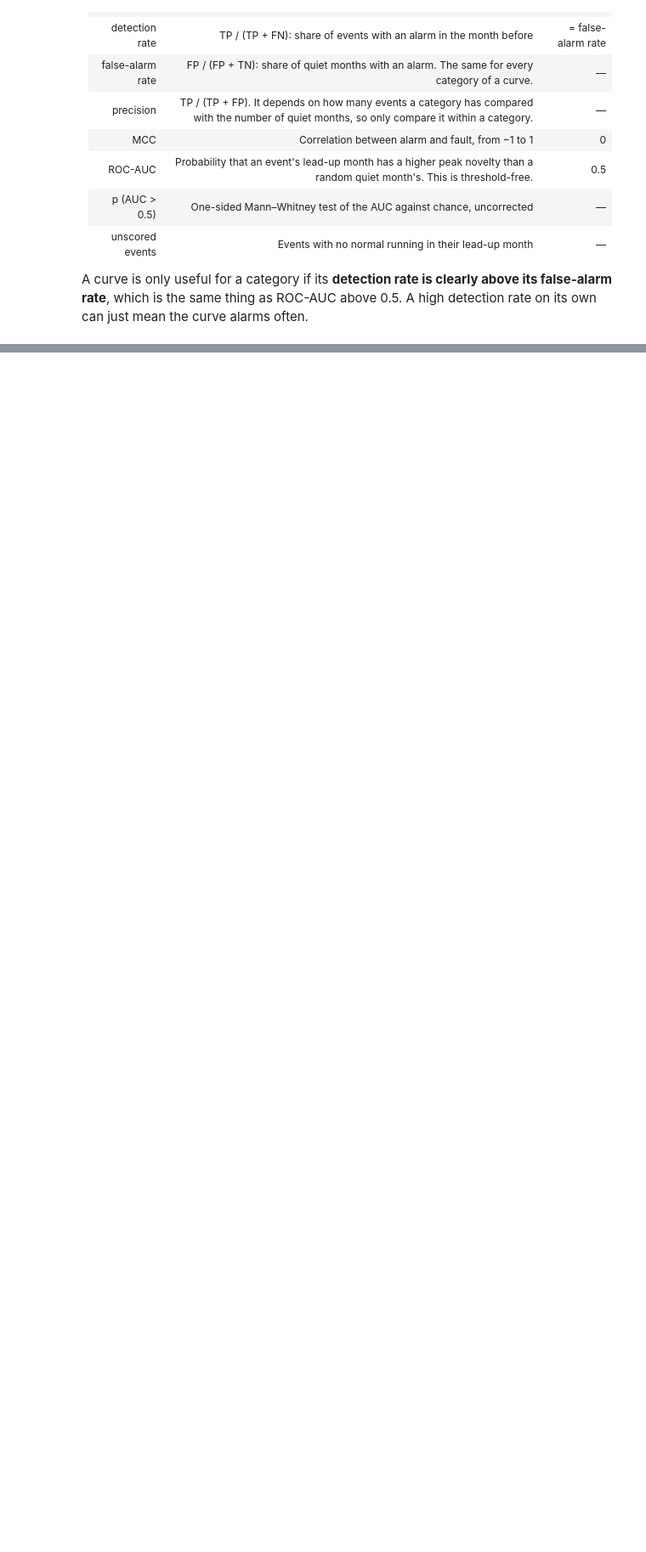
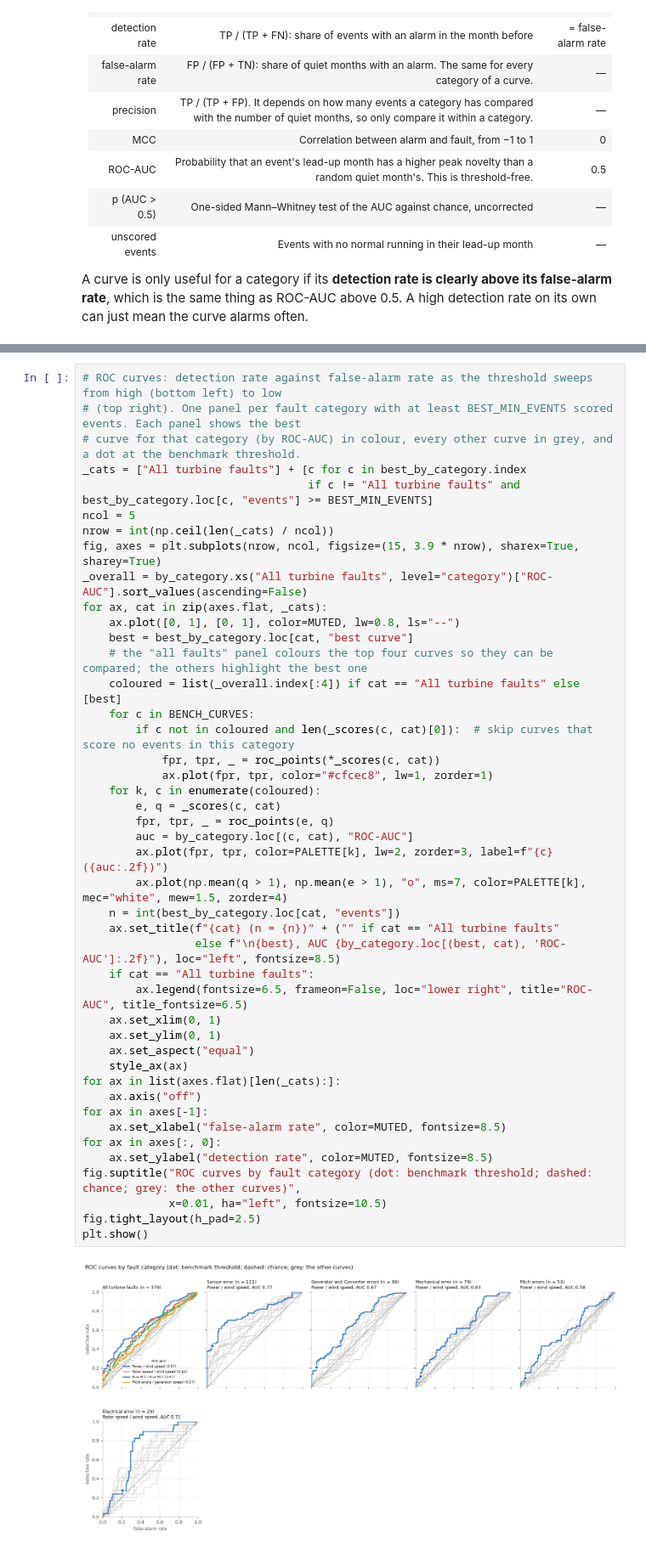
Before and after one commit to bacon274/windAnalysis, a Jupyter notebook: population_form_penmanshiel.ipynb, the cells around one changed output, grey strips where cells are left out. Shown at 85% size. Saved outputs shown, nothing was run; the diff lists cells and outputs as text; blank space fills up the shorter version.

```diff
--- a/population_form_penmanshiel.ipynb
+++ b/population_form_penmanshiel.ipynb
@@ -1245,3 +1509,49 @@ Best curve per event length
+# %%
+# ROC curves: detection rate against false-alarm rate as the threshold sweeps from high (bottom left) to low
+# (top right). One panel per fault category with at least BEST_MIN_EVENTS scored events. Each panel shows the best
+# curve for that category (by ROC-AUC) in colour, every other curve in grey, and a dot at the benchmark threshold.
+_cats = ["All turbine faults"] + [c for c in best_by_category.index
+                                  if c != "All turbine faults" and best_by_category.loc[c, "events"] >= BEST_MIN_EVENTS]
+ncol = 5
+nrow = int(np.ceil(len(_cats) / ncol))
+fig, axes = plt.subplots(nrow, ncol, figsize=(15, 3.9 * nrow), sharex=True, sharey=True)
+_overall = by_category.xs("All turbine faults", level="category")["ROC-AUC"].sort_values(ascending=False)
+for ax, cat in zip(axes.flat, _cats):
+    ax.plot([0, 1], [0, 1], color=MUTED, lw=0.8, ls="--")
+    best = best_by_category.loc[cat, "best curve"]
+    # the "all faults" panel colours the top four curves so they can be compared; the others highlight the best one
+    coloured = list(_overall.index[:4]) if cat == "All turbine faults" else [best]
+    for c in BENCH_CURVES:
+        if c not in coloured and len(_scores(c, cat)[0]):  # skip curves that score no events in this category
+            fpr, tpr, _ = roc_points(*_scores(c, cat))
+            ax.plot(fpr, tpr, color="#cfcec8", lw=1, zorder=1)
+    for k, c in enumerate(coloured):
+        e, q = _scores(c, cat)
+        fpr, tpr, _ = roc_points(e, q)
+        auc = by_category.loc[(c, cat), "ROC-AUC"]
+        ax.plot(fpr, tpr, color=PALETTE[k], lw=2, zorder=3, label=f"{c} ({auc:.2f})")
+        ax.plot(np.mean(q > 1), np.mean(e > 1), "o", ms=7, color=PALETTE[k], mec="white", mew=1.5, zorder=4)
+    n = int(best_by_category.loc[cat, "events"])
+    ax.set_title(f"{cat} (n = {n})" + ("" if cat == "All turbine faults"
+                 else f"\n{best}, AUC {by_category.loc[(best, cat), 'ROC-AUC']:.2f}"), loc="left", fontsize=8.5)
+    if cat == "All turbine faults":
+        ax.legend(fontsize=6.5, frameon=False, loc="lower right", title="ROC-AUC", title_fontsize=6.5)
+    ax.set_xlim(0, 1)
+    ax.set_ylim(0, 1)
+    ax.set_aspect("equal")
+    style_ax(ax)
+for ax in list(axes.flat)[len(_cats):]:
+    ax.axis("off")
+for ax in axes[-1]:
+    ax.set_xlabel("false-alarm rate", color=MUTED, fontsize=8.5)
+for ax in axes[:, 0]:
+    ax.set_ylabel("detection rate", color=MUTED, fontsize=8.5)
+fig.suptitle("ROC curves by fault category (dot: benchmark threshold; dashed: chance; grey: the other curves)",
+             x=0.01, ha="left", fontsize=10.5)
+fig.tight_layout(h_pad=2.5)
+plt.show()
+# %% [output]
+[figure, added]
 # %% [markdown]
 ### Reading the benchmark
 
```
Also changed, not shown: parts of 11 cells of this notebook, 3 other files.
